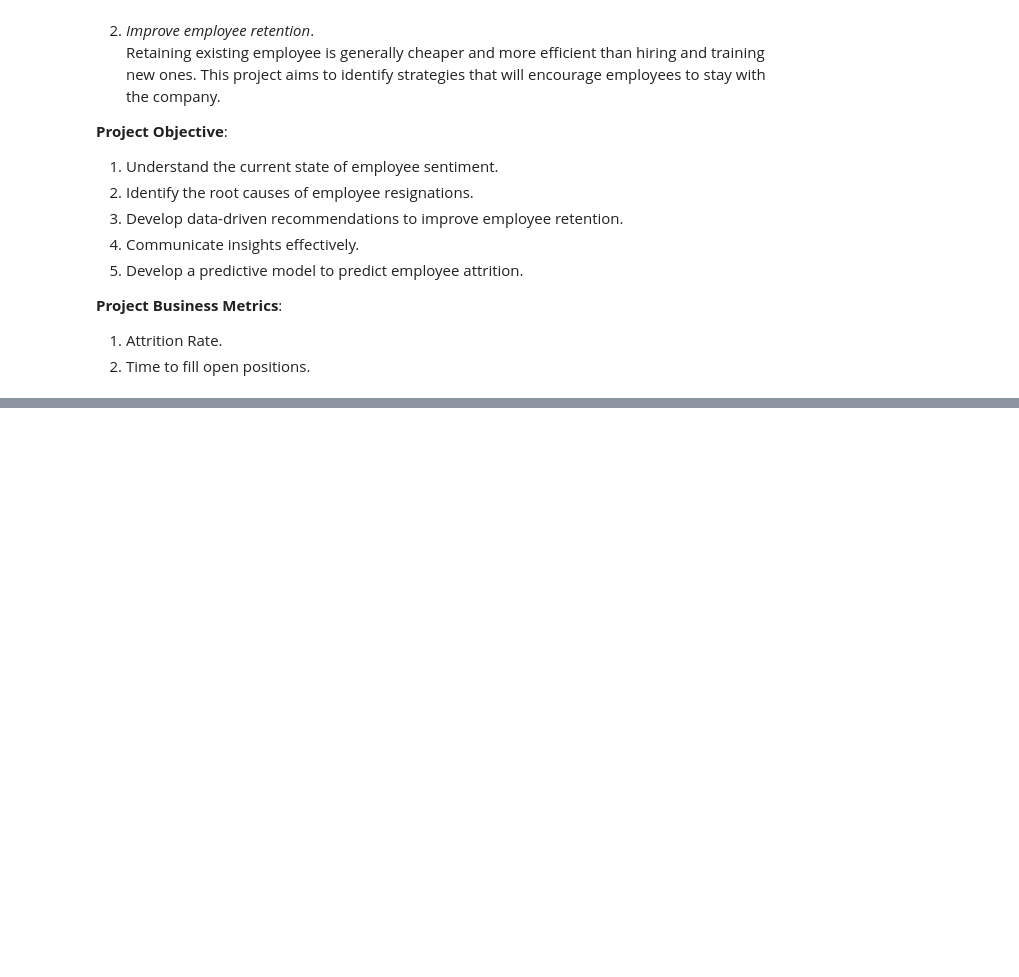
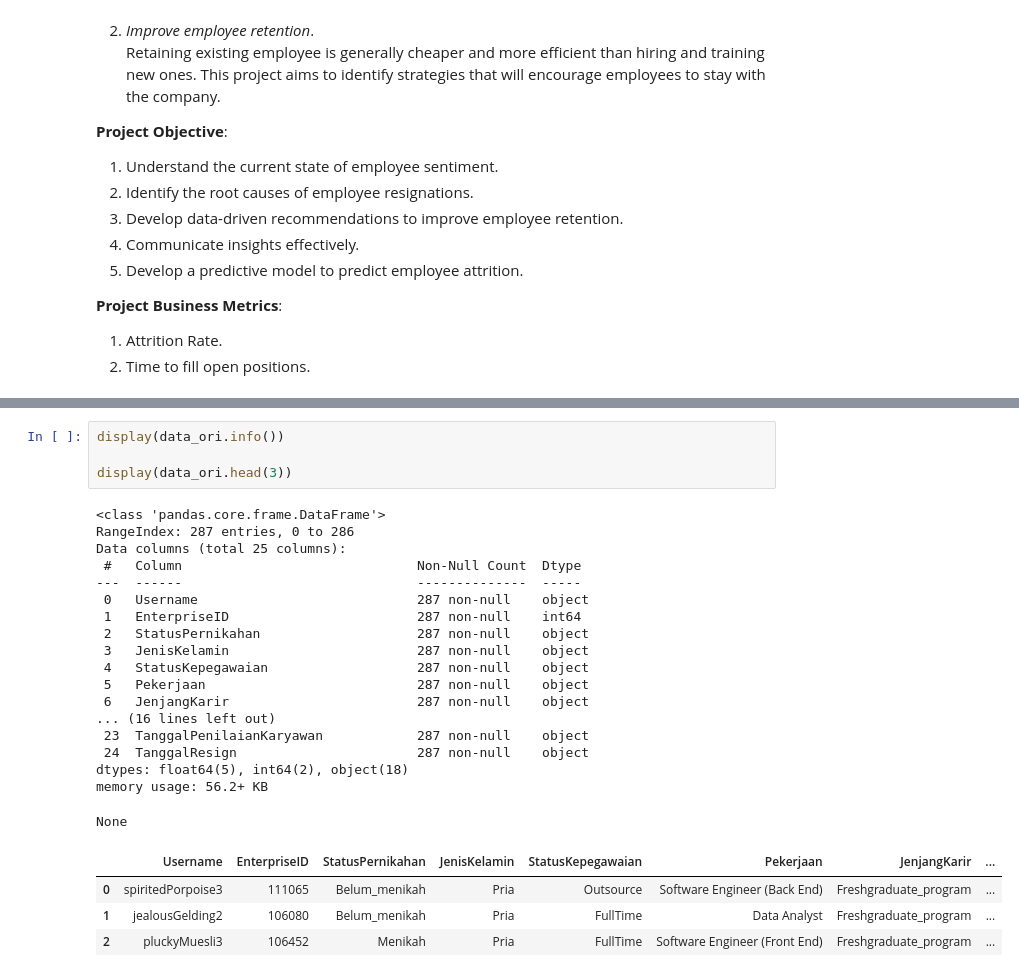
Before and after one commit to azaryasph/Improving-Employee-Retention-By-Predicting-Employee-Attrition-Using-Machine-Learning, a Jupyter notebook: notebook/predict_employee_attrition.ipynb, the cells around one changed output, grey strips where cells are left out. Saved outputs shown, nothing was run; the diff lists cells and outputs as text; blank space fills up the shorter version.

```diff
--- a/notebook/predict_employee_attrition.ipynb
+++ b/notebook/predict_employee_attrition.ipynb
@@ -20,0 +44,27 @@ In this Mini Project, I have a role as a member of the Data Scientist team at a
+# %%
+display(data_ori.info())
+
+display(data_ori.head(3))
+# %% [output]
+<class 'pandas.core.frame.DataFrame'>
+RangeIndex: 287 entries, 0 to 286
+Data columns (total 25 columns):
+ #   Column                              Non-Null Count  Dtype
+---  ------                              --------------  -----
+ 0   Username                            287 non-null    object
+ 1   EnterpriseID                        287 non-null    int64
+ 2   StatusPernikahan                    287 non-null    object
+ 3   JenisKelamin                        287 non-null    object
+ 4   StatusKepegawaian                   287 non-null    object
+ 5   Pekerjaan                           287 non-null    object
+ 6   JenjangKarir                        287 non-null    object
+... (16 lines left out)
+ 23  TanggalPenilaianKaryawan            287 non-null    object
+ 24  TanggalResign                       287 non-null    object
+dtypes: float64(5), int64(2), object(18)
+memory usage: 56.2+ KB
+None
+|  | Username | EnterpriseID | StatusPernikahan | JenisKelamin | StatusKepegawaian | Pekerjaan | JenjangKarir | ... |
+| 0 | spiritedPorpoise3 | 111065 | Belum_menikah | Pria | Outsource | Software Engineer (Back End) | Freshgraduate_program | ... |
+| 1 | jealousGelding2 | 106080 | Belum_menikah | Pria | FullTime | Data Analyst | Freshgraduate_program | ... |
+| 2 | pluckyMuesli3 | 106452 | Menikah | Pria | FullTime | Software Engineer (Front End) | Freshgraduate_program | ... |
```
Also changed, not shown: parts of 20 cells of this notebook.
